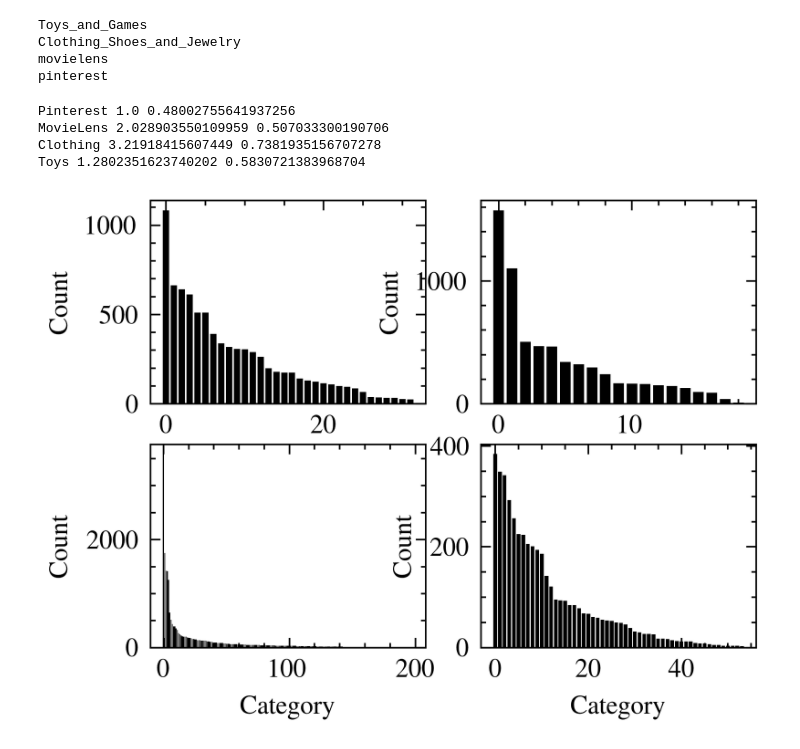
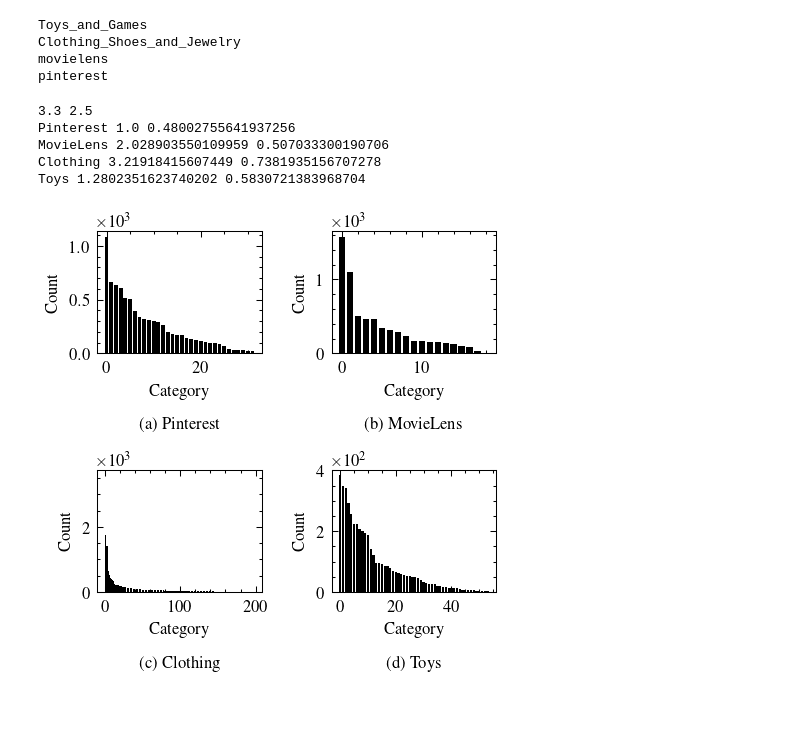
Before and after one commit to kobybibas/cactus, a Jupyter notebook: notebooks/plot_labels.ipynb, the cells around one changed output. Saved outputs shown, nothing was run; the diff lists cells and outputs as text; code cells hidden in the pictures; blank space fills up the shorter version.

```diff
--- a/notebooks/plot_labels.ipynb
+++ b/notebooks/plot_labels.ipynb
@@ -71,27 +71,31 @@ Clothing_Shoes_and_Jewelry
 movielens
 pinterest
 # %%
-fig,axs = plt.subplots(2,2)
+w,h = plt.rcParams.get('figure.figsize')
+print(w,h)
+fig,axs = plt.subplots(2,2,dpi=150, figsize=(w,w))
 
+letters = ['a','b','c','d']
 axs = axs.flatten()
 for i, dataset_name in enumerate(datasets):
     labels = label_dict[dataset_name]
     count = labels.sum(axis=0)
     count.sort()
 
     ax = axs[i]
     ax.bar(np.arange(len(count)),count[::-1])
-    ax.set_xlabel('Category')
+    ax.set_xlabel(f'Category \n\n ({letters[i]}) {dataset_name}')
     ax.set_ylabel('Count')
-
+    ax.ticklabel_format(axis="y", style="sci", scilimits=(0, 0),useOffset=True)
     print(f'{dataset_name} {labels.sum(axis=1).mean()} {gini(count)}')
 
 plt.tight_layout()
-plt.savefig(osp.join(out_path,f'{dataset_name}_label_count.pdf'))
+plt.savefig(osp.join(out_path,f'label_count.pdf'))
 plt.show()
 # %% [output]
+3.3 2.5
 Pinterest 1.0 0.48002755641937256
 MovieLens 2.028903550109959 0.507033300190706
 Clothing 3.21918415607449 0.7381935156707278
 Toys 1.2802351623740202 0.5830721383968704
-[figure, old version]
+[figure, new version]
```
Also changed, not shown: 7 other files.
